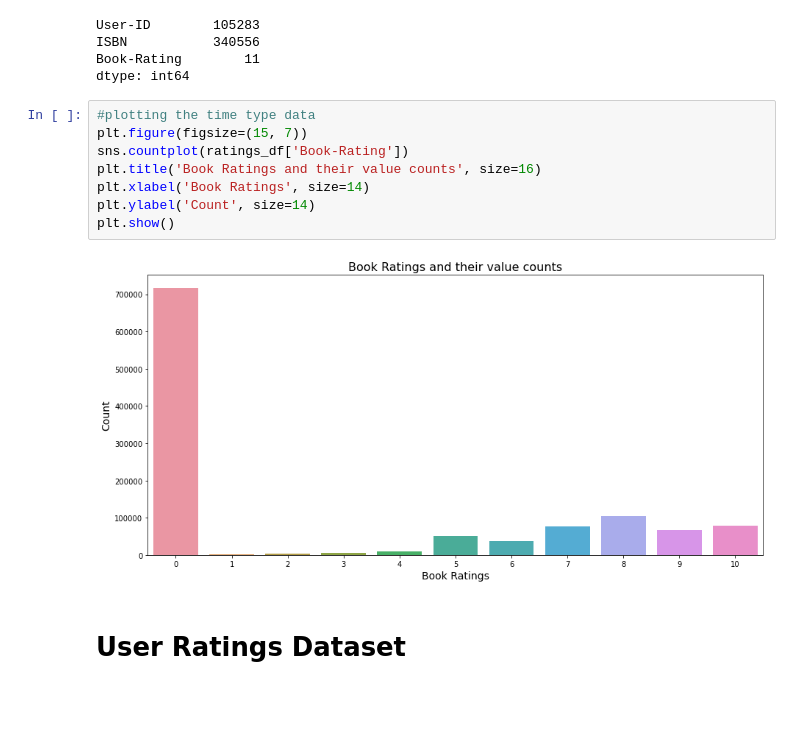
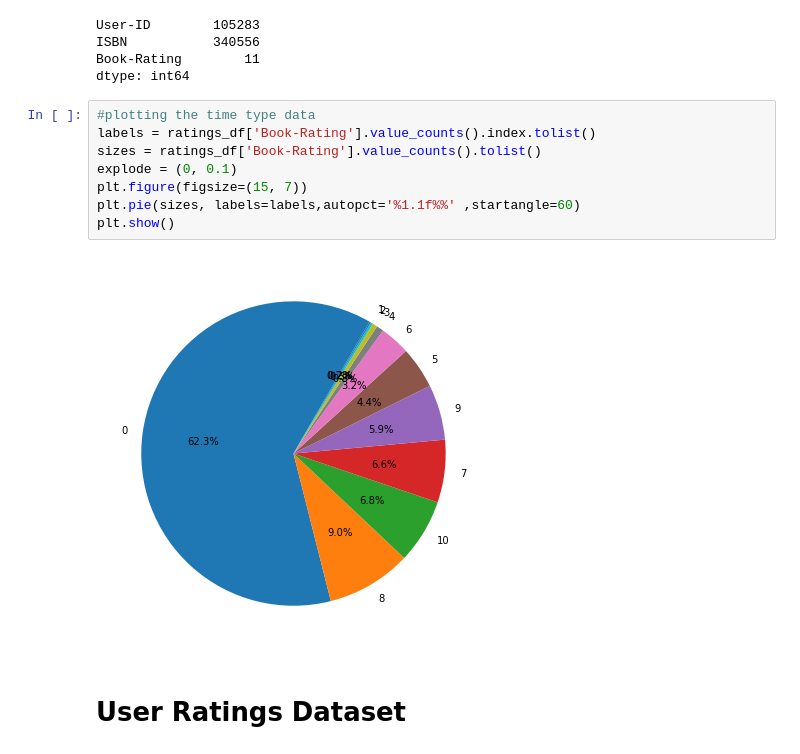
Before and after one commit to Narayan718/unsupervised, a Jupyter notebook: recommendation model.ipynb, the cells around one changed output. Cells and saved outputs as stored; diff of their text form; blank space fills up the shorter version.

```diff
--- a/recommendation model.ipynb
+++ b/recommendation model.ipynb
@@ -332,14 +406,14 @@ Book-Rating        11
 dtype: int64
 # %%
 #plotting the time type data
+labels = ratings_df['Book-Rating'].value_counts().index.tolist()
+sizes = ratings_df['Book-Rating'].value_counts().tolist()
+explode = (0, 0.1)
 plt.figure(figsize=(15, 7))
-sns.countplot(ratings_df['Book-Rating'])
-plt.title('Book Ratings and their value counts', size=16)
-plt.xlabel('Book Ratings', size=14)
-plt.ylabel('Count', size=14)
+plt.pie(sizes, labels=labels,autopct='%1.1f%%' ,startangle=60)
 plt.show()
 # %% [output]
-[figure, old version]
+[figure, new version]
 # %% [markdown]
 # **User Ratings Dataset**
 # %%
```
Also changed, not shown: parts of 25 cells of this notebook.
